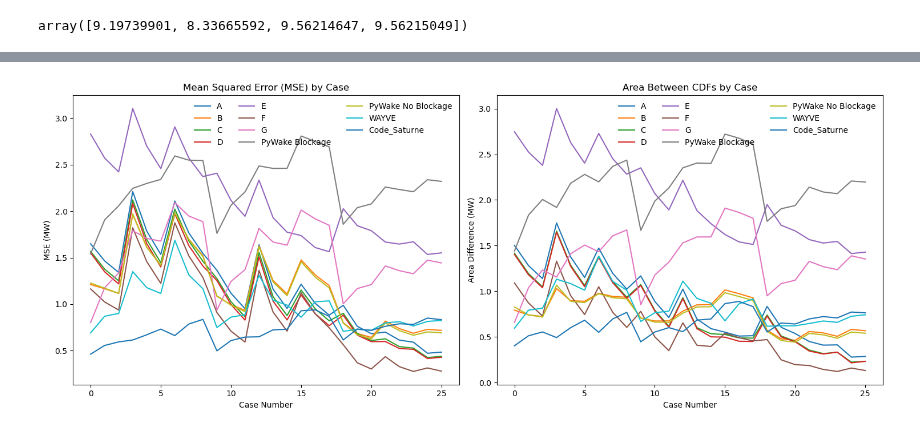
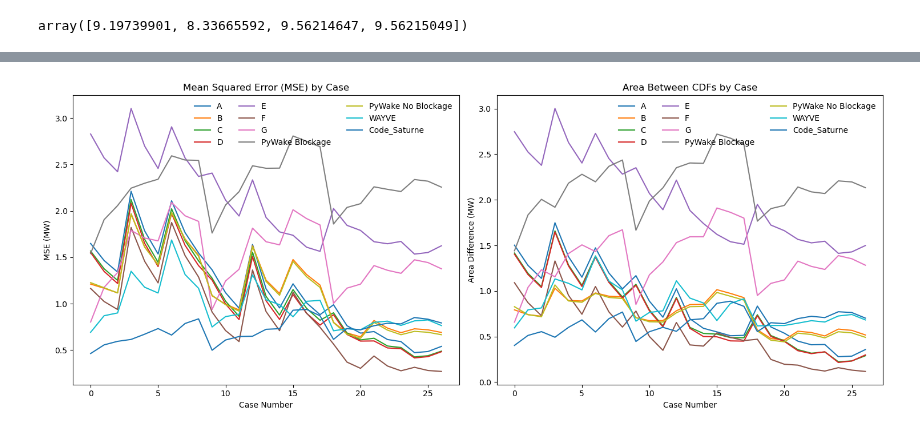
Before and after one commit to bjarketol/WIFA, a Jupyter notebook: vnv/uq_validation/validation_predictions/compare_predictions.ipynb, the cells around one changed output, grey strips where cells are left out. Saved outputs shown, nothing was run; the diff lists cells and outputs as text; code cells hidden in the pictures.

```diff
--- a/vnv/uq_validation/validation_predictions/compare_predictions.ipynb
+++ b/vnv/uq_validation/validation_predictions/compare_predictions.ipynb
@@ -72,8 +95,17 @@ import numpy as np
 import pandas as pd
 import matplotlib.pyplot as plt
 
+
+names = ['H300-C2-G1', 'H300-C2-G4', 'H300-C2-G8', 'H300-C5-G1', 'H300-C5-G4', 'H300-C5-G8', 'H300-C8-G1', 'H300-C8-G4', 'H300-C8-G8', 'H500-C2-G1', 'H500-C2-G4', 'H500-C2-G8', 'H500-C5-G1', 'H500-C5-G4', 'H500-C5-G8', 'H500-C8-G1', 'H500-C8-G4', 'H500-C8-G8', 'H1000-C2-G1', 'H1000-C2-G4', 'H1000-C2-G8', 'H1000-C5-G1', 'H1000-C5-G4', 'H1000-C5-G8', 'H1000-C8-G1', 'H1000-C8-G4', 'H1000-C8-G8']
+Hs, Cs, Gs = [], [], []
+for ll in range(len(names)):
+    name = names[ll].split('-')
+    Hs.append(int(name[0][1:]))
+    Cs.append(int(name[1][1:]))
+    Gs.append(int(name[2][1:]))
+
 # Number of cases
-num_cases = 26
+num_cases = 27
 
 # Initialize lists for storing metrics
 mse_values = {letter: [] for letter in letters}
@@ -134,31 +166,31 @@ for case_num in range(num_cases):
     wayve_values = wayve_dat.iloc[case_num].values[1:]
     mse = np.sqrt(np.mean((wayve_values - les_case_values) ** 2)) / 1e6
     mse_values['WAYVE'].append(mse)
     area_diff = area_between_cdfs(wayve_values, les_case_values, common_grid)
     area_diff_values['WAYVE'].append(area_diff)
 
 # Plotting the results
 plt.figure(figsize=(15, 6))
 
 # MSE plot
 plt.subplot(1, 2, 1)
 for key, value in mse_values.items():
     plt.plot(range(num_cases), value, label=key)
 plt.title('Mean Squared Error (MSE) by Case')
 plt.xlabel('Case Number')
 plt.ylabel('MSE (MW)')
 plt.legend(ncol=3)
 
 # Area between CDFs plot
 plt.subplot(1,2, 2)
 for key, value in area_diff_values.items():
     plt.plot(range(num_cases), value, label=key)
 plt.title('Area Between CDFs by Case')
 plt.xlabel('Case Number')
 plt.ylabel('Area Difference (MW)')
 plt.legend(ncol=3)
 
 plt.tight_layout()
 plt.show()
 # %% [output]
-[figure, old version]
+[figure, new version]
```
Also changed, not shown: parts of 8 cells of this notebook.
